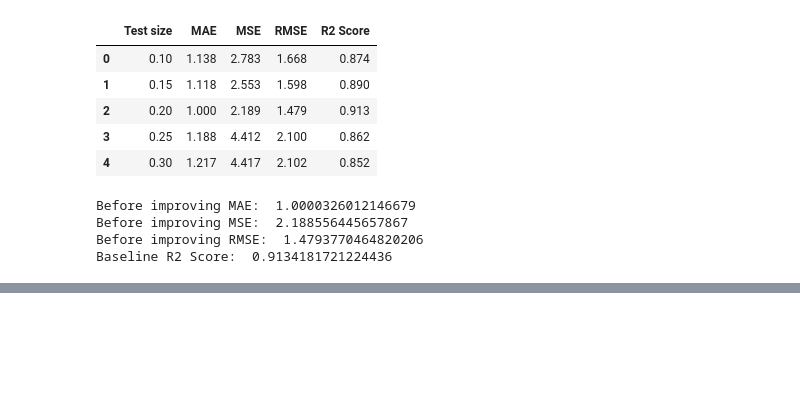
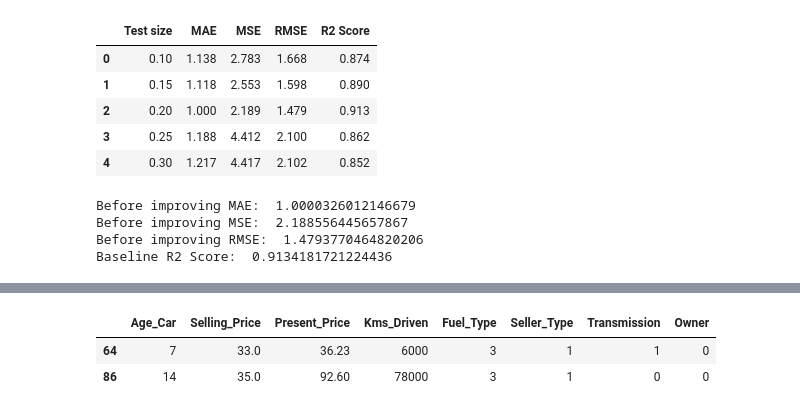
Before and after one commit to pouyarahdan/Regression-Model-Project, a Jupyter notebook: Linear-Regression-Project.ipynb, the cells around one changed output, grey strips where cells are left out. Saved outputs shown, nothing was run; the diff lists cells and outputs as text; code cells hidden in the pictures; blank space fills up the shorter version.

```diff
--- a/Linear-Regression-Project.ipynb
+++ b/Linear-Regression-Project.ipynb
@@ -405,0 +422,3 @@ Baseline R2 Score:  0.9134181721224436
+# %%
+df2 = df1.copy()
+df2
@@ -405,0 +439,7 @@ Baseline R2 Score:  0.9134181721224436
+# %%
+condition = df2[df2["Selling_Price"] > 28]
+condition
+# %% [output]
+|  | Age_Car | Selling_Price | Present_Price | Kms_Driven | Fuel_Type | Seller_Type | Transmission | Owner |
+| 64 | 7 | 33.0 | 36.23 | 6000 | 3 | 1 | 1 | 0 |
+| 86 | 14 | 35.0 | 92.60 | 78000 | 3 | 1 | 0 | 0 |
```
Also changed, not shown: parts of 9 cells of this notebook.
